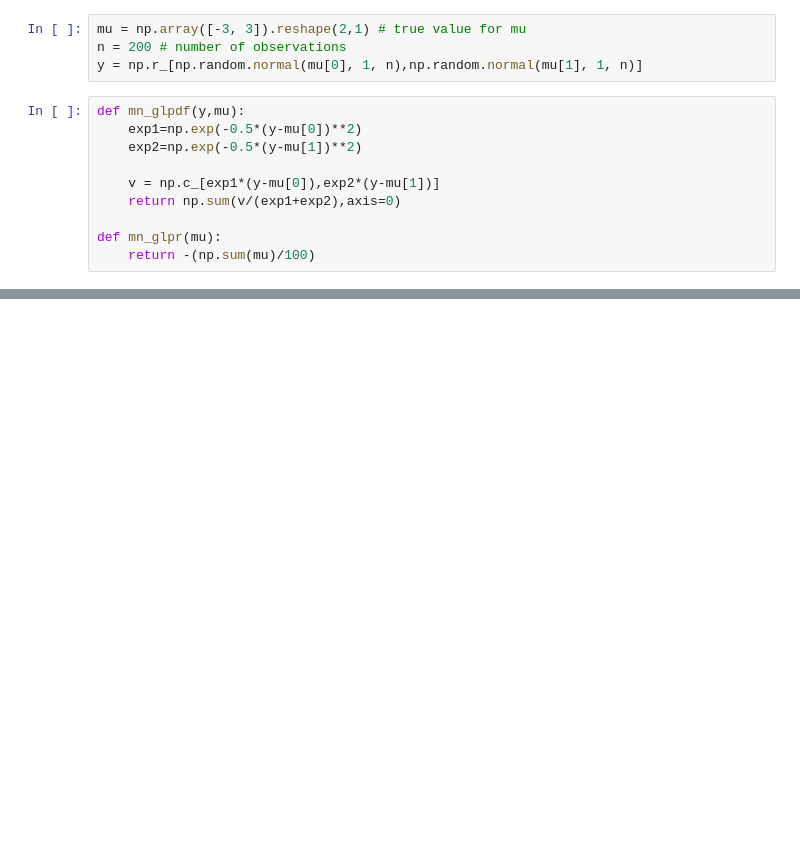
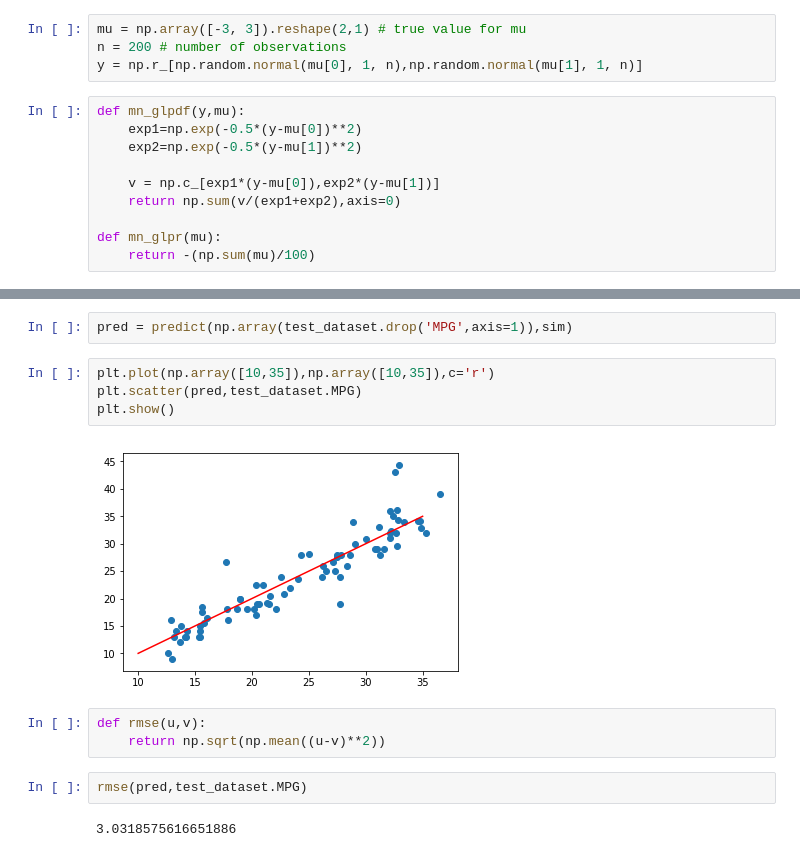
Before and after one commit to Senlody/SGHMC, a Jupyter notebook: development/Tests.ipynb, the cells around one changed output, grey strips where cells are left out. Saved outputs shown, nothing was run; the diff lists cells and outputs as text; blank space fills up the shorter version.

```diff
--- a/development/Tests.ipynb
+++ b/development/Tests.ipynb
@@ -57,0 +189,15 @@ plt.show()
+# %%
+pred = predict(np.array(test_dataset.drop('MPG',axis=1)),sim)
+# %%
+plt.plot(np.array([10,35]),np.array([10,35]),c='r')
+plt.scatter(pred,test_dataset.MPG)
+plt.show()
+# %% [output]
+[figure, added]
+# %%
+def rmse(u,v):
+    return np.sqrt(np.mean((u-v)**2))
+# %%
+rmse(pred,test_dataset.MPG)
+# %% [output]
+3.0318575616651886
```
Also changed, not shown: parts of 23 cells of this notebook, 11 other files.
